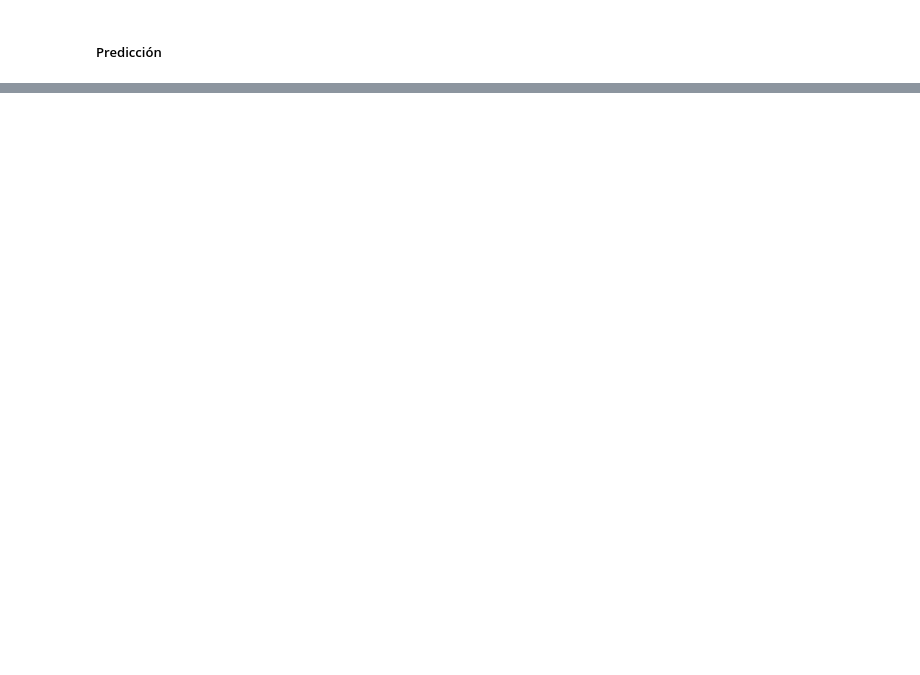
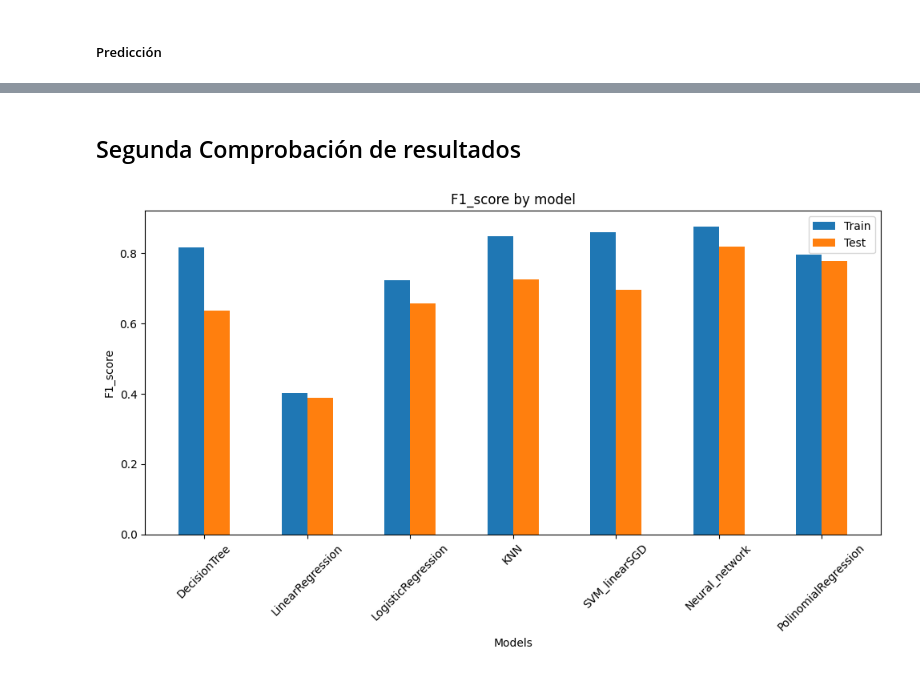
Before and after one commit to kliniik/Practica_AAI_1, a Jupyter notebook: supervised.ipynb, the cells around one changed output, grey strips where cells are left out. Drawn from its saved outputs; the diff is of its cells as text; code cells hidden in the pictures; blank space fills up the shorter version.

```diff
--- a/supervised.ipynb
+++ b/supervised.ipynb
@@ -1336,0 +1544,6 @@ plot_results('KNN')
+# %% [markdown]
+## Segunda Comprobación de resultados
+# %%
+plot_model_comparison(models_results, metric='f1_score')
+# %% [output]
+[figure, added]
```
Also changed, not shown: parts of 107 cells of this notebook, 1 other file.
